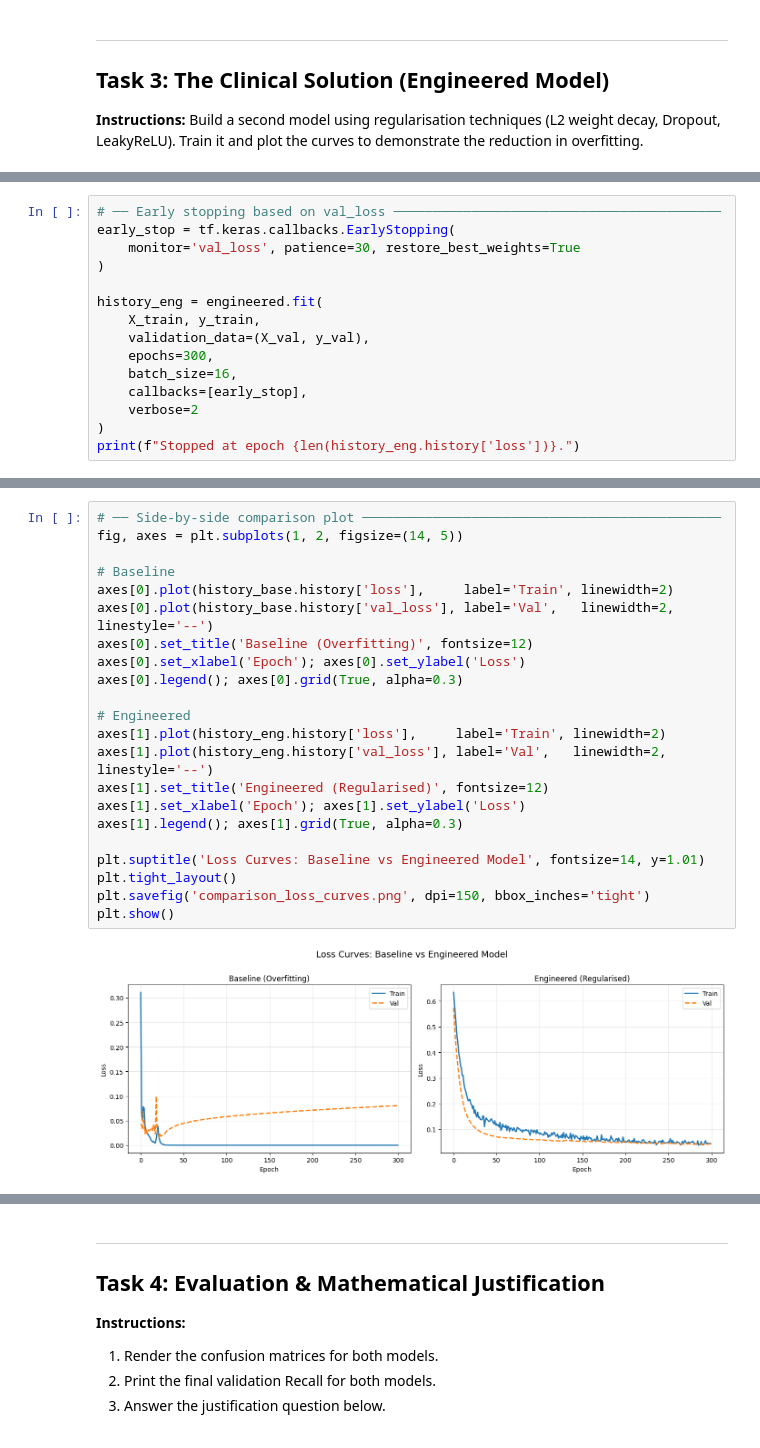
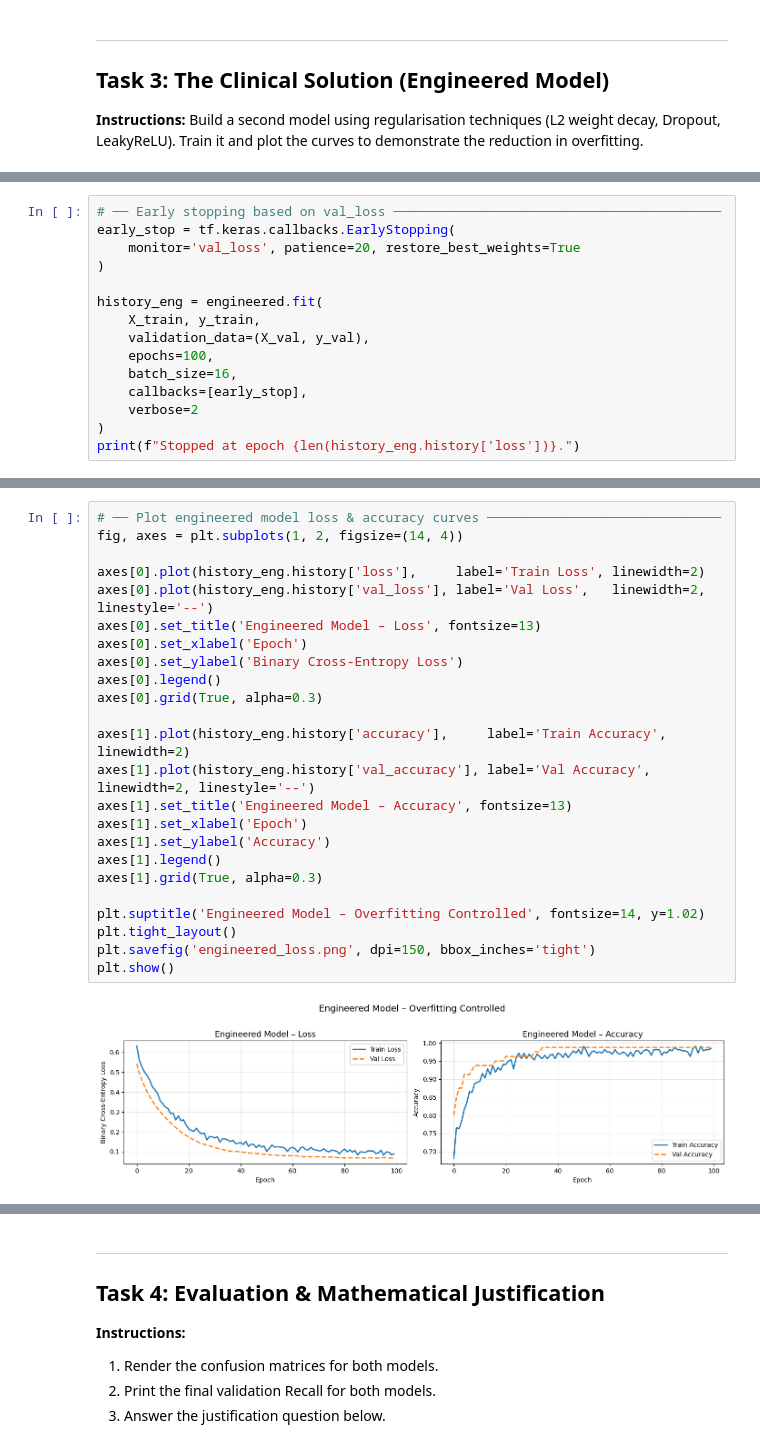
Before and after one commit to S26-Deep-Learning-in-Medicine/assignment-2-ckd-pipeline-NadaOmar03, a Jupyter notebook: ckd_assignment.ipynb, the cells around one changed output, grey strips where cells are left out. Cells and saved outputs as stored; diff of their text form.

```diff
--- a/ckd_assignment.ipynb
+++ b/ckd_assignment.ipynb
@@ -292,13 +303,13 @@ Model: "engineered"
 # %%
 # ── Early stopping based on val_loss ──────────────────────────────────────────
 early_stop = tf.keras.callbacks.EarlyStopping(
-    monitor='val_loss', patience=30, restore_best_weights=True
+    monitor='val_loss', patience=20, restore_best_weights=True
 )
 
 history_eng = engineered.fit(
     X_train, y_train,
     validation_data=(X_val, y_val),
-    epochs=300,
+    epochs=100,
     batch_size=16,
     callbacks=[early_stop],
     verbose=2
@@ -340,24 +336,26 @@ plt.show()
 # %%
-# ── Side-by-side comparison plot ──────────────────────────────────────────────
-fig, axes = plt.subplots(1, 2, figsize=(14, 5))
+# ── Plot engineered model loss & accuracy curves ──────────────────────────────
+fig, axes = plt.subplots(1, 2, figsize=(14, 4))
 
-# Baseline
-axes[0].plot(history_base.history['loss'],     label='Train', linewidth=2)
-axes[0].plot(history_base.history['val_loss'], label='Val',   linewidth=2, linestyle='--')
-axes[0].set_title('Baseline (Overfitting)', fontsize=12)
-axes[0].set_xlabel('Epoch'); axes[0].set_ylabel('Loss')
-axes[0].legend(); axes[0].grid(True, alpha=0.3)
+axes[0].plot(history_eng.history['loss'],     label='Train Loss', linewidth=2)
+axes[0].plot(history_eng.history['val_loss'], label='Val Loss',   linewidth=2, linestyle='--')
+axes[0].set_title('Engineered Model – Loss', fontsize=13)
+axes[0].set_xlabel('Epoch')
+axes[0].set_ylabel('Binary Cross-Entropy Loss')
+axes[0].legend()
+axes[0].grid(True, alpha=0.3)
 
-# Engineered
-axes[1].plot(history_eng.history['loss'],     label='Train', linewidth=2)
-axes[1].plot(history_eng.history['val_loss'], label='Val',   linewidth=2, linestyle='--')
-axes[1].set_title('Engineered (Regularised)', fontsize=12)
-axes[1].set_xlabel('Epoch'); axes[1].set_ylabel('Loss')
-axes[1].legend(); axes[1].grid(True, alpha=0.3)
+axes[1].plot(history_eng.history['accuracy'],     label='Train Accuracy', linewidth=2)
+axes[1].plot(history_eng.history['val_accuracy'], label='Val Accuracy',   linewidth=2, linestyle='--')
+axes[1].set_title('Engineered Model – Accuracy', fontsize=13)
+axes[1].set_xlabel('Epoch')
+axes[1].set_ylabel('Accuracy')
+axes[1].legend()
+axes[1].grid(True, alpha=0.3)
 
-plt.suptitle('Loss Curves: Baseline vs Engineered Model', fontsize=14, y=1.01)
+plt.suptitle('Engineered Model – Overfitting Controlled', fontsize=14, y=1.02)
 plt.tight_layout()
-plt.savefig('comparison_loss_curves.png', dpi=150, bbox_inches='tight')
+plt.savefig('engineered_loss.png', dpi=150, bbox_inches='tight')
 plt.show()
 # %% [output]
-[figure, old version]
+[figure, new version]
```
Also changed, not shown: parts of 9 cells of this notebook.
